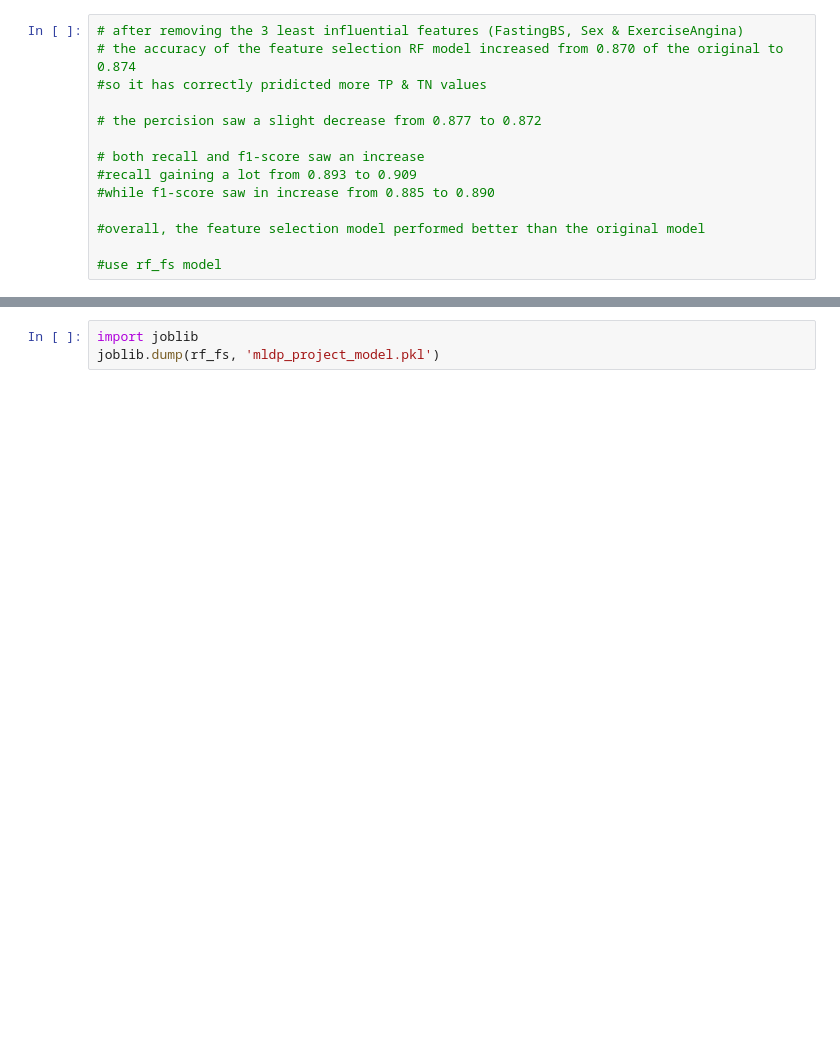
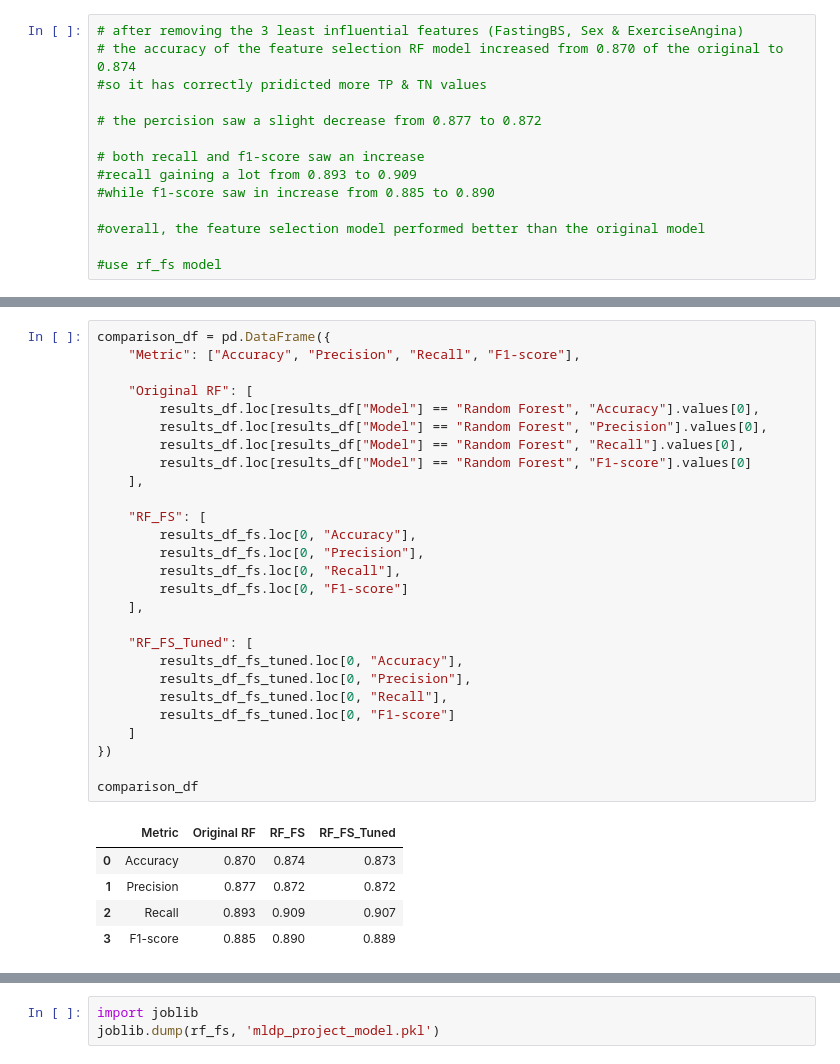
Before and after one commit to AnsonZhu8/MLDP_project, a Jupyter notebook: program_code.ipynb, the cells around one changed output, grey strips where cells are left out. Drawn from its saved outputs; the diff is of its cells as text; blank space fills up the shorter version.

```diff
--- a/program_code.ipynb
+++ b/program_code.ipynb
@@ -586,0 +641,33 @@ comparison_df
+# %%
+comparison_df = pd.DataFrame({
+    "Metric": ["Accuracy", "Precision", "Recall", "F1-score"],
+
+    "Original RF": [
+        results_df.loc[results_df["Model"] == "Random Forest", "Accuracy"].values[0],
+        results_df.loc[results_df["Model"] == "Random Forest", "Precision"].values[0],
+        results_df.loc[results_df["Model"] == "Random Forest", "Recall"].values[0],
+        results_df.loc[results_df["Model"] == "Random Forest", "F1-score"].values[0]
+    ],
+
+    "RF_FS": [
+        results_df_fs.loc[0, "Accuracy"],
+        results_df_fs.loc[0, "Precision"],
+        results_df_fs.loc[0, "Recall"],
+        results_df_fs.loc[0, "F1-score"]
+    ],
+
+    "RF_FS_Tuned": [
+        results_df_fs_tuned.loc[0, "Accuracy"],
+        results_df_fs_tuned.loc[0, "Precision"],
+        results_df_fs_tuned.loc[0, "Recall"],
+        results_df_fs_tuned.loc[0, "F1-score"]
+    ]
+})
+
+comparison_df
+# %% [output]
+|  | Metric | Original RF | RF_FS | RF_FS_Tuned |
+| 0 | Accuracy | 0.870 | 0.874 | 0.873 |
+| 1 | Precision | 0.877 | 0.872 | 0.872 |
+| 2 | Recall | 0.893 | 0.909 | 0.907 |
+| 3 | F1-score | 0.885 | 0.890 | 0.889 |
```
Also changed, not shown: parts of 6 cells of this notebook.
